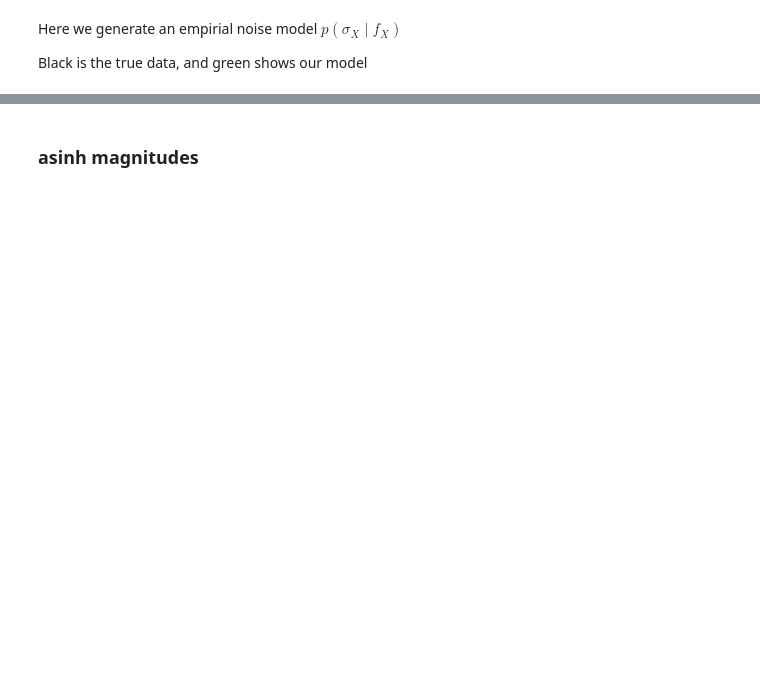
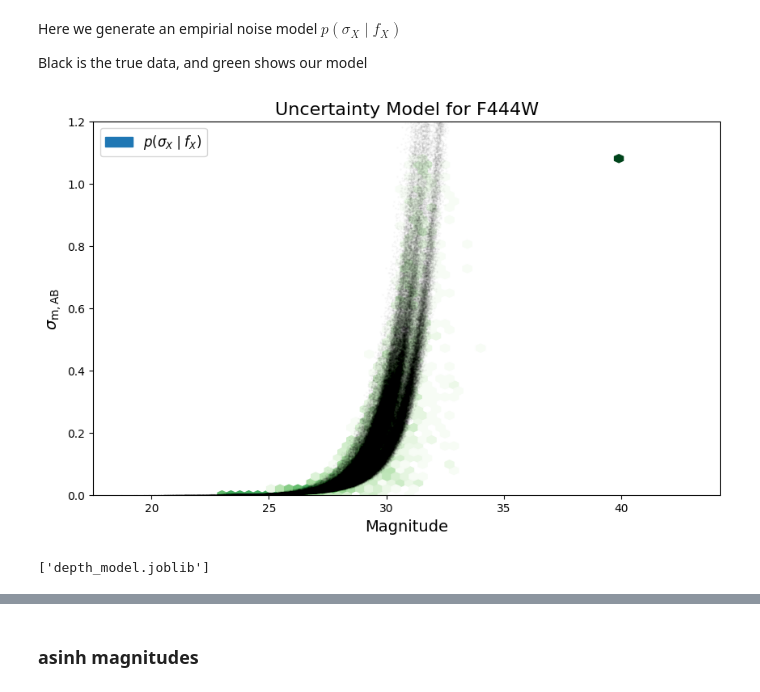
Before and after one commit to synthesizer-project/synference, a Jupyter notebook: examples/sbi/empirical_noise_model.ipynb, the cells around one changed output, grey strips where cells are left out. Saved outputs shown, nothing was run; the diff lists cells and outputs as text; code cells hidden in the pictures; blank space fills up the shorter version.

```diff
--- a/examples/sbi/empirical_noise_model.ipynb
+++ b/examples/sbi/empirical_noise_model.ipynb
@@ -45,15 +52,19 @@ Black is the true data, and green shows our model
 # %%
 from joblib import dump
 
 from sbifitter import create_uncertainity_models_from_EPOCHS_cat
 
 file = "/home/tharvey/Downloads/JADES-Deep-GS_MASTER_Sel-f277W+f356W+f444W_v9_loc_depth_masked_10pc_EAZY_matched_selection_ext_src_UV.fits"  # noqa: E501
 
+file = "/raid/scratch/work/austind/GALFIND_WORK/Catalogues/v13/ACS_WFC+NIRCam/JADES-DR3-GS/(0.32)as/JADES-DR3-GS_MASTER_Sel-F277W+F356W+F444W_v13.fits"
 
-model = create_uncertainity_models_from_EPOCHS_cat(file, "f444W", plot=True)
+model = create_uncertainity_models_from_EPOCHS_cat(file, "F444W", plot=True, hdu="OBJECTS")
 
 
 dump(model, "depth_model.joblib")
+# %% [output]
+[figure, added]
+['depth_model.joblib']
 # %%
 from unyt import Jy
 
```
Also changed, not shown: parts of 6 cells of this notebook, 7 other files.
